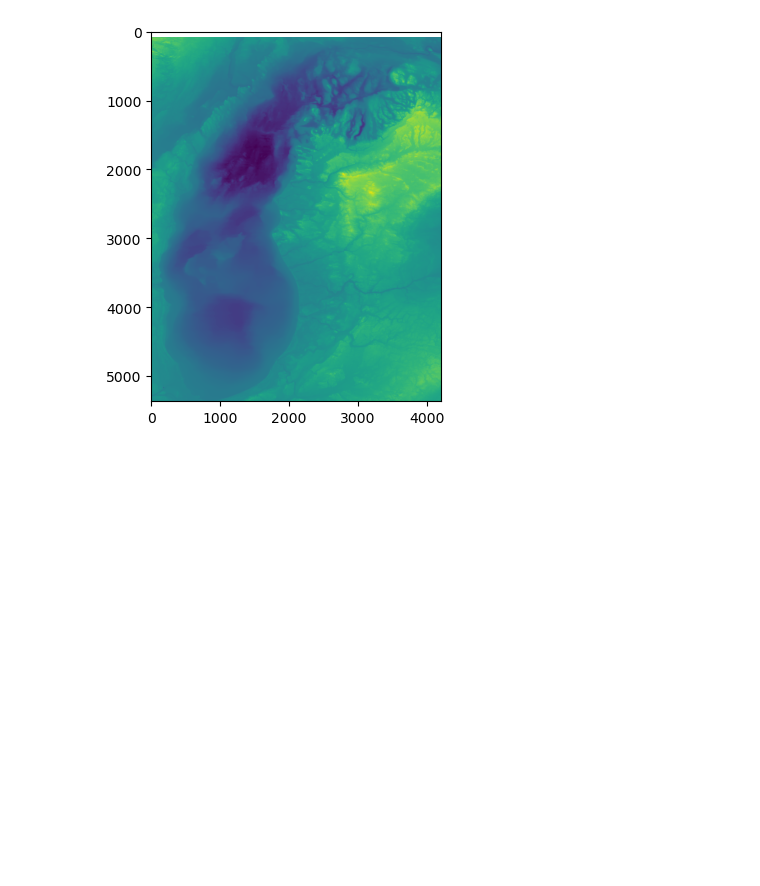
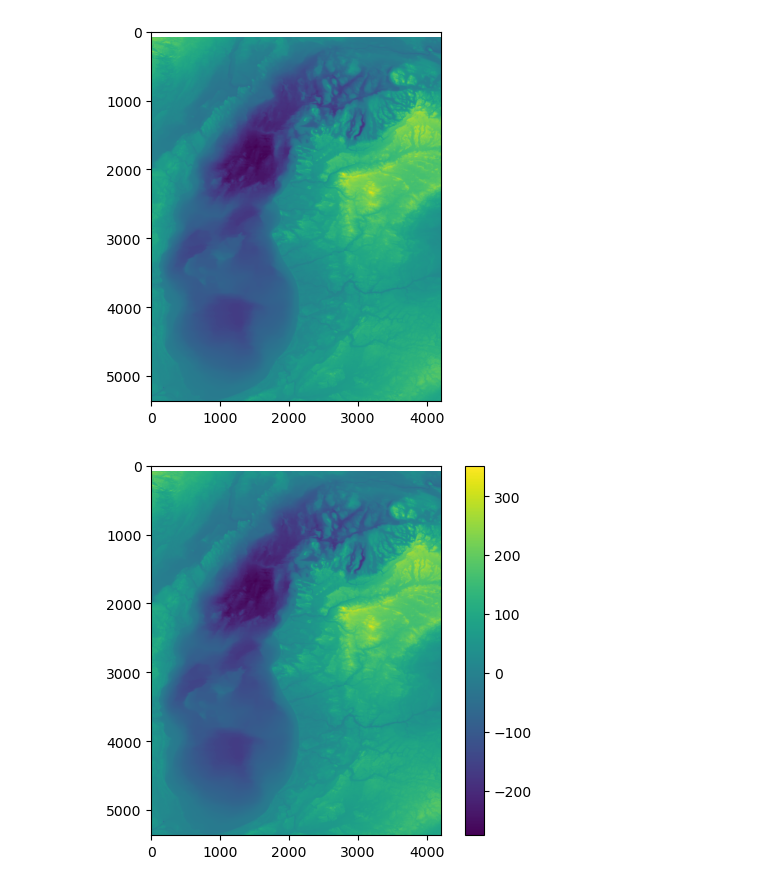
Before and after one commit to UIUC-iSchool-DataViz/is445_oauoag_spring2023, a Jupyter notebook: week04/inClass_week04.ipynb, the cells around one changed output. Saved outputs shown, nothing was run; the diff lists cells and outputs as text; code cells hidden in the pictures; blank space fills up the shorter version.

```diff
--- a/week04/inClass_week04.ipynb
+++ b/week04/inClass_week04.ipynb
@@ -38,0 +37,6 @@ plt.imshow(mic)
+# %%
+plt.imshow(michigan)
+plt.colorbar()
+plt.show()
+# %% [output]
+[figure, added]
```
Also changed, not shown: parts of 2 cells of this notebook.
